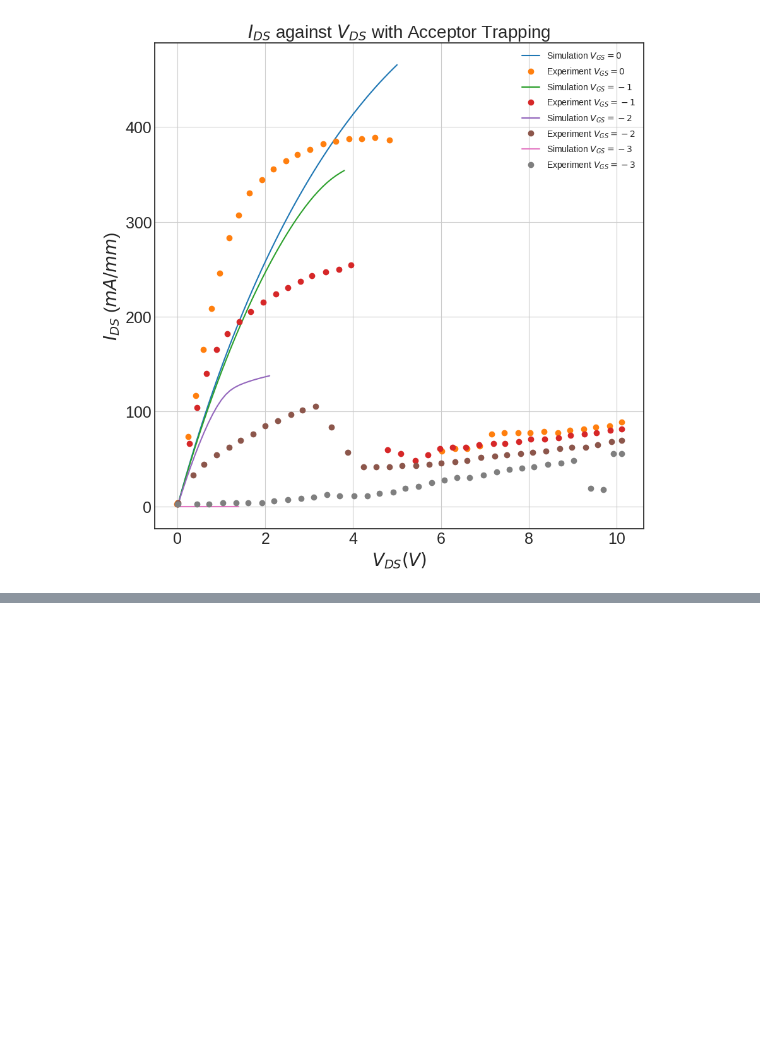
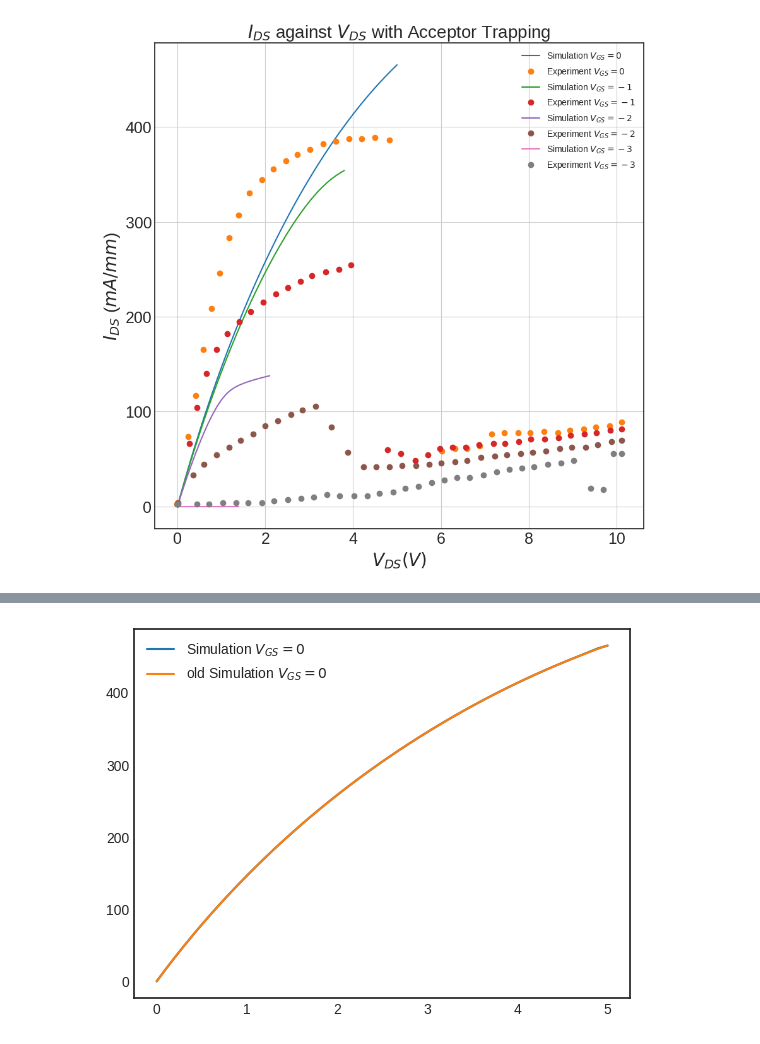
Before and after one commit to IanStafford/banjo-wombat, a Jupyter notebook: allNit/figures.ipynb, the cells around one changed output, grey strips where cells are left out. Drawn from its saved outputs; the diff is of its cells as text; code cells hidden in the pictures; blank space fills up the shorter version.

```diff
--- a/allNit/figures.ipynb
+++ b/allNit/figures.ipynb
@@ -241,0 +266,8 @@ plt.legend();
+# %%
+plt.figure();
+plt.plot(new_Vd_0, new_Ids_0, label="Simulation $V_{GS}=0$");
+plt.plot(Vd_0, Ids_0, label="old Simulation $V_{GS}=0$");
+plt.legend();
+plt.show()
+# %% [output]
+[figure, added]
```
Also changed, not shown: parts of 1 cell of this notebook, 6 other files.
